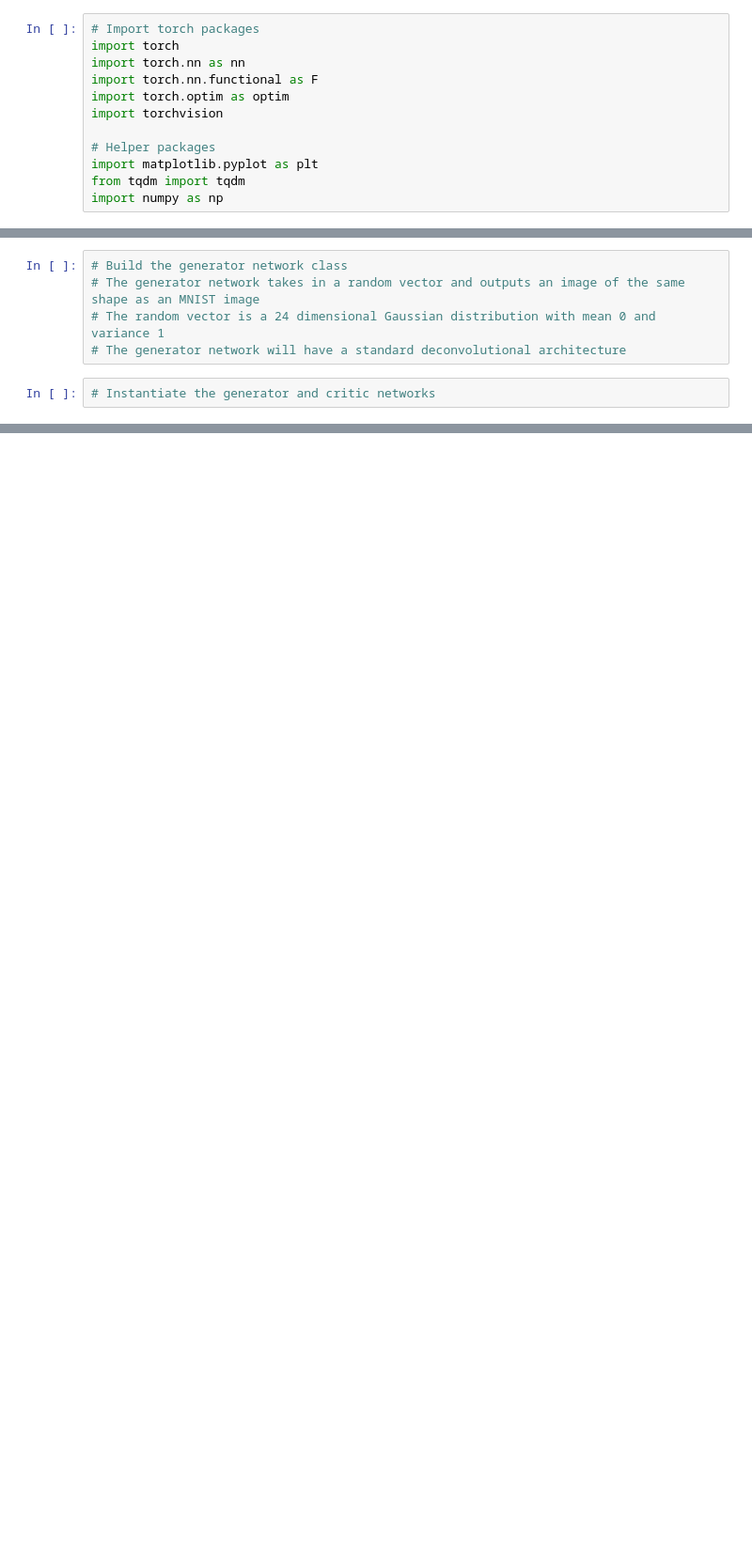
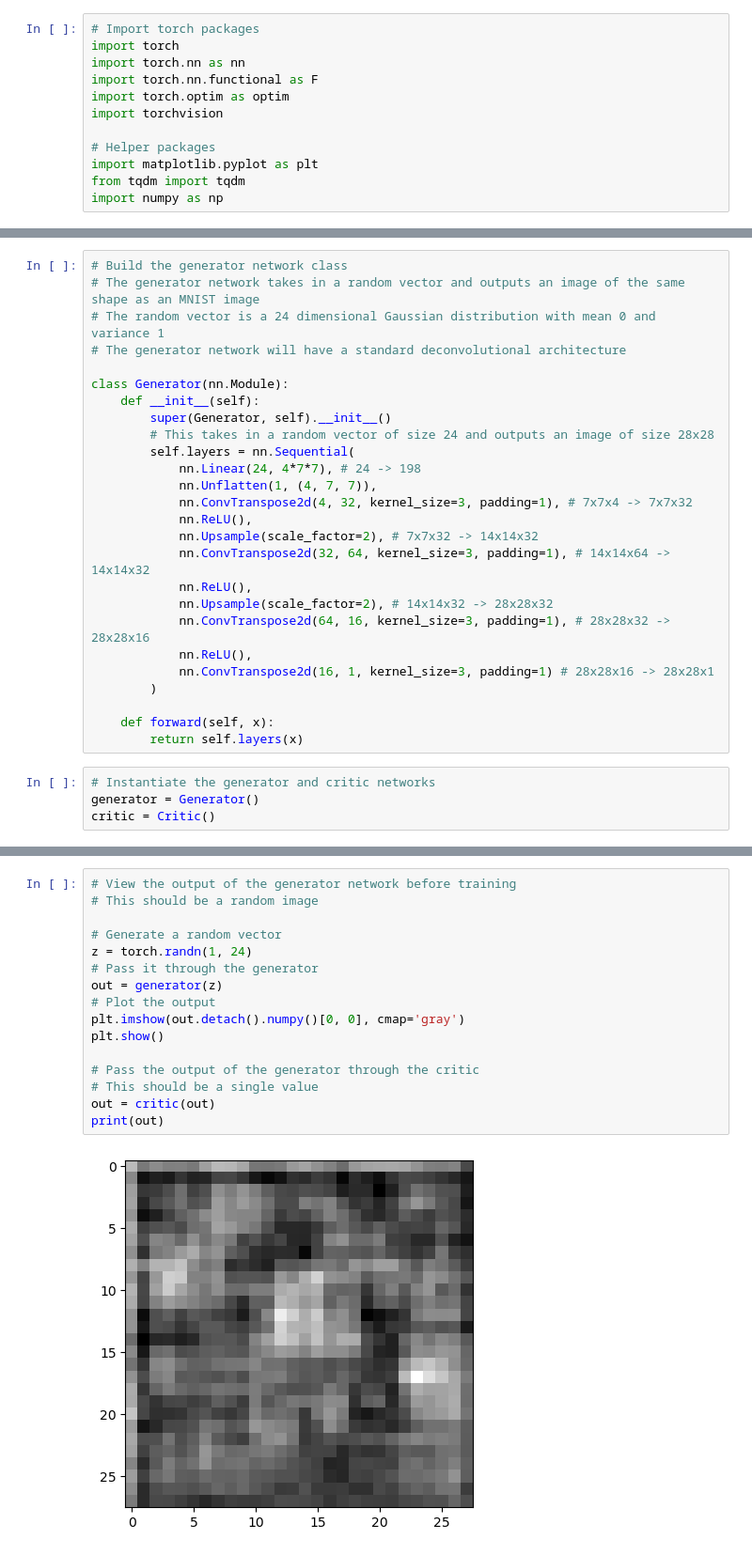
Before and after one commit to EdwardJamesYoung/DeepLearningExercises, a Jupyter notebook: GANs/MNIST_GAN.ipynb, the cells around one changed output, grey strips where cells are left out. Shown at 94% size. Drawn from its saved outputs; the diff is of its cells as text; blank space fills up the shorter version.

```diff
--- a/GANs/MNIST_GAN.ipynb
+++ b/GANs/MNIST_GAN.ipynb
@@ -27,5 +68,28 @@ import numpy as np
 # The generator network takes in a random vector and outputs an image of the same shape as an MNIST image
 # The random vector is a 24 dimensional Gaussian distribution with mean 0 and variance 1
 # The generator network will have a standard deconvolutional architecture
+
+class Generator(nn.Module):
+    def __init__(self):
+        super(Generator, self).__init__()
+        # This takes in a random vector of size 24 and outputs an image of size 28x28
+        self.layers = nn.Sequential(
+            nn.Linear(24, 4*7*7), # 24 -> 198
+            nn.Unflatten(1, (4, 7, 7)),
+            nn.ConvTranspose2d(4, 32, kernel_size=3, padding=1), # 7x7x4 -> 7x7x32
+            nn.ReLU(),
+            nn.Upsample(scale_factor=2), # 7x7x32 -> 14x14x32
+            nn.ConvTranspose2d(32, 64, kernel_size=3, padding=1), # 14x14x64 -> 14x14x32
+            nn.ReLU(),
+            nn.Upsample(scale_factor=2), # 14x14x32 -> 28x28x32
+            nn.ConvTranspose2d(64, 16, kernel_size=3, padding=1), # 28x28x32 -> 28x28x16
+            nn.ReLU(),
+            nn.ConvTranspose2d(16, 1, kernel_size=3, padding=1) # 28x28x16 -> 28x28x1
+        )
+
+    def forward(self, x):
+        return self.layers(x)
 # %%
 # Instantiate the generator and critic networks
+generator = Generator()
+critic = Critic()
@@ -33,0 +96,18 @@ import numpy as np
+# %%
+# View the output of the generator network before training
+# This should be a random image
+
+# Generate a random vector
+z = torch.randn(1, 24)
+# Pass it through the generator
+out = generator(z)
+# Plot the output
+plt.imshow(out.detach().numpy()[0, 0], cmap='gray')
+plt.show()
+
+# Pass the output of the generator through the critic
+# This should be a single value
+out = critic(out)
+print(out)
+# %% [output]
+[figure, added]
```
Also changed, not shown: parts of 21 cells of this notebook, 8 other files.
